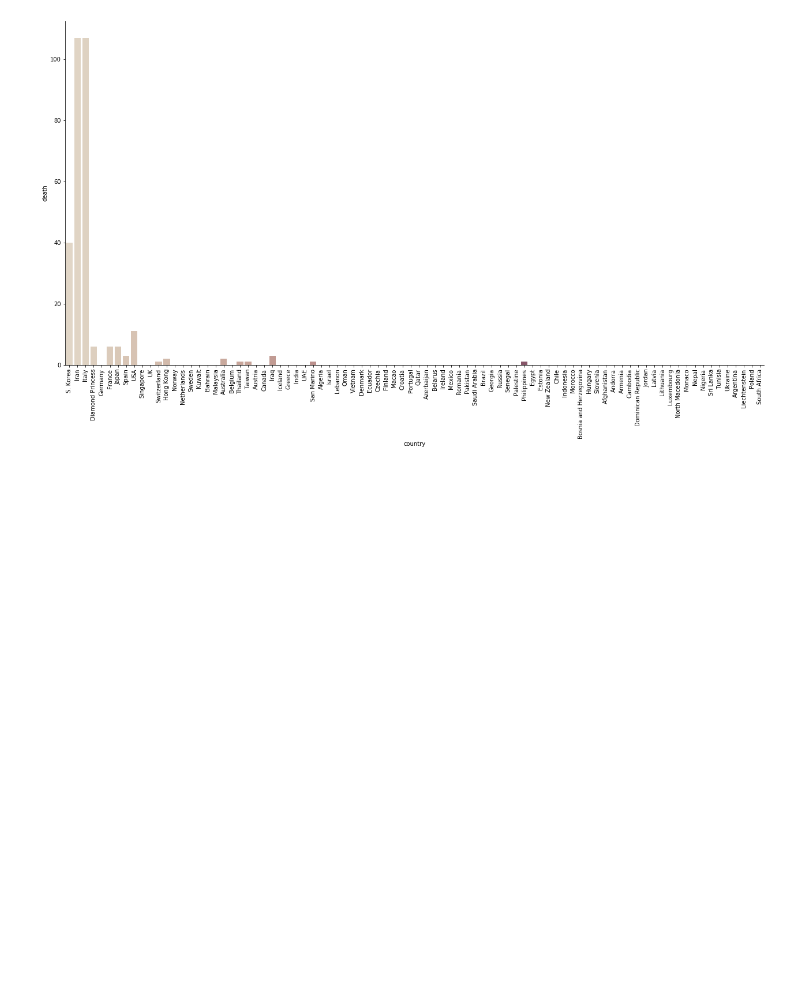
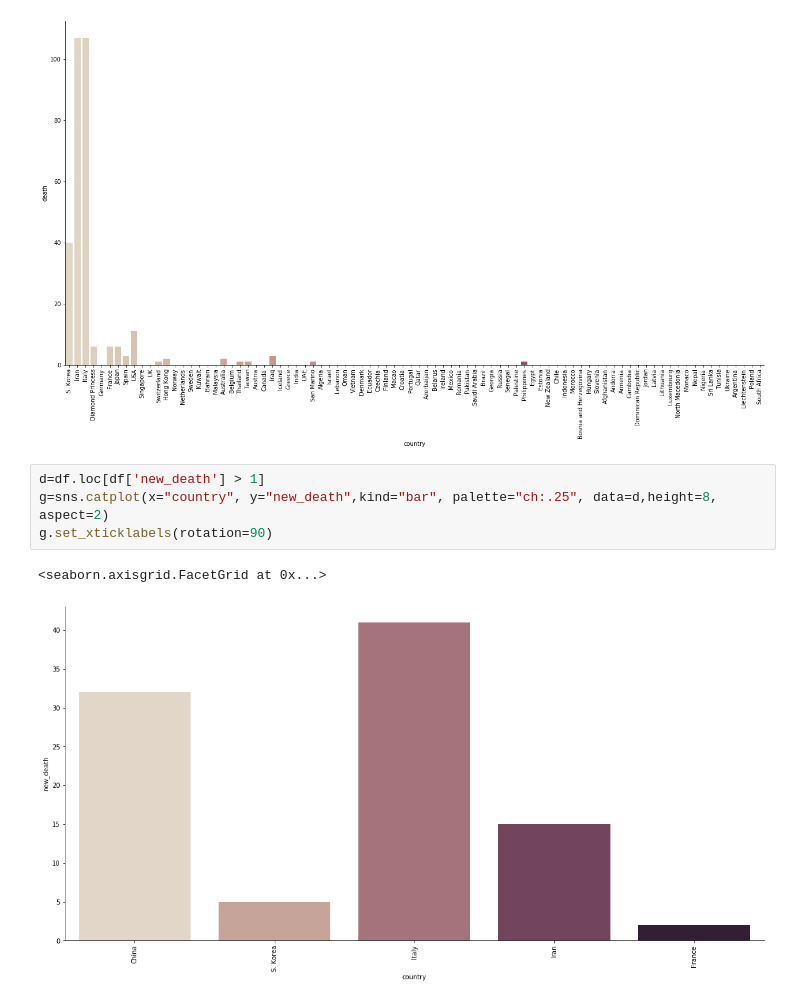
Before and after one commit to arnabdeypolimi/coronavirus, a Jupyter notebook: data_cleaning.ipynb, the cells around one changed output. Saved outputs shown, nothing was run; the diff lists cells and outputs as text; blank space fills up the shorter version.

```diff
--- a/data_cleaning.ipynb
+++ b/data_cleaning.ipynb
@@ -29,3 +28,10 @@ g.set_xticklabels(rotation=90)
 # %% [output]
 <seaborn.axisgrid.FacetGrid at 0x...>
 [figure]
+# %%
+d=df.loc[df['new_death'] > 1]
+g=sns.catplot(x="country", y="new_death",kind="bar", palette="ch:.25", data=d,height=8, aspect=2)
+g.set_xticklabels(rotation=90)
+# %% [output]
+<seaborn.axisgrid.FacetGrid at 0x...>
+[figure, added]
```
Also changed, not shown: parts of 1 cell of this notebook, 3 other files.
